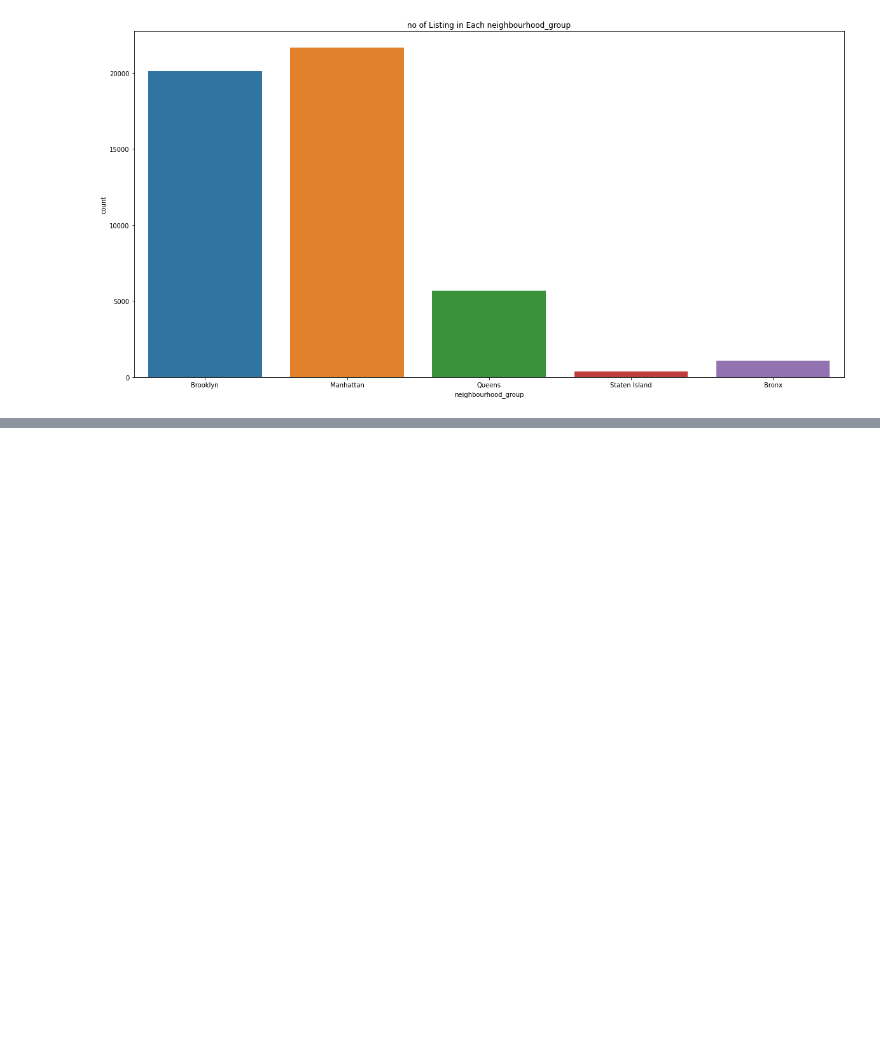
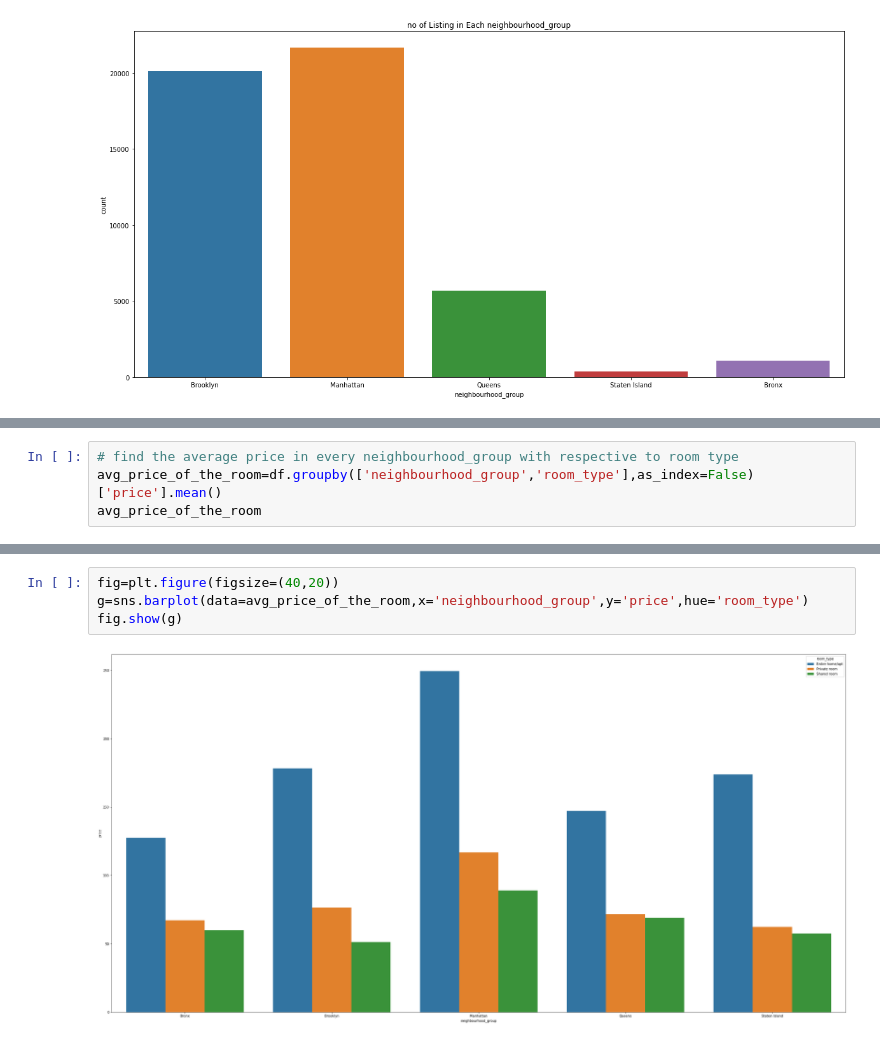
Before and after one commit to Ankittgup/Airbnb-data-analysis, a Jupyter notebook: Copy_of_Airbnb_Bookings_Analysis_Capstone_Project.ipynb, the cells around one changed output, grey strips where cells are left out. Drawn from its saved outputs; the diff is of its cells as text; blank space fills up the shorter version.

```diff
--- a/Copy_of_Airbnb_Bookings_Analysis_Capstone_Project.ipynb
+++ b/Copy_of_Airbnb_Bookings_Analysis_Capstone_Project.ipynb
@@ -238,0 +247,4 @@ fig.show(g)
+# %%
+# find the average price in every neighbourhood_group with respective to room type
+avg_price_of_the_room=df.groupby(['neighbourhood_group','room_type'],as_index=False)['price'].mean()
+avg_price_of_the_room
@@ -238,0 +268,6 @@ fig.show(g)
+# %%
+fig=plt.figure(figsize=(40,20))
+g=sns.barplot(data=avg_price_of_the_room,x='neighbourhood_group',y='price',hue='room_type')
+fig.show(g)
+# %% [output]
+[figure, added]
```
Also changed, not shown: parts of 31 cells of this notebook.
